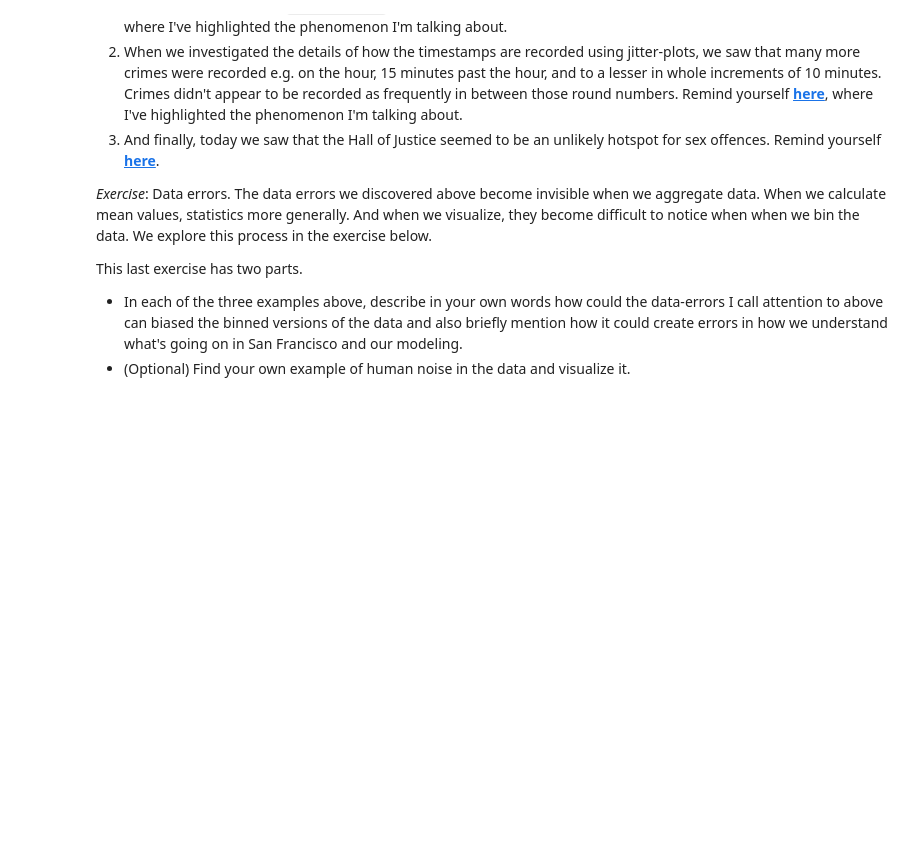
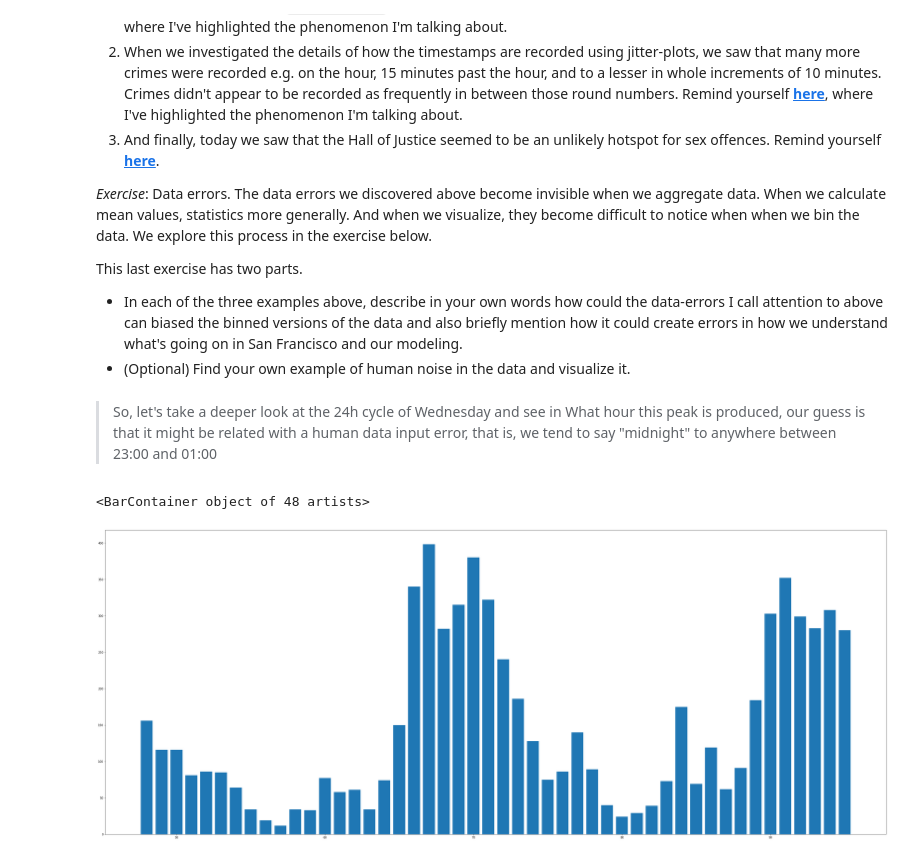
Before and after one commit to enriqueqs/SDAaV, a Jupyter notebook: assignments/Assignment1.ipynb, the cells around one changed output. Saved outputs shown, nothing was run; the diff lists cells and outputs as text; code cells hidden in the pictures; blank space fills up the shorter version.

```diff
--- a/assignments/Assignment1.ipynb
+++ b/assignments/Assignment1.ipynb
@@ -172,3 +312,16 @@ We started the course by plotting simple histogram plots that showed a lot of co
 This last exercise has two parts.
 * In each of the three examples above, describe in your own words how could the data-errors I call attention to above can biased the binned versions of the data and also briefly mention how it could create errors in how we understand what's going on in San Francisco and our modeling.
 * (Optional) Find your own example of human noise in the data and visualize it.
+# %% [markdown]
+> So, let's take a deeper look at the 24h cycle of Wednesday and see in What hour this peak is produced, our guess is that it might be related with a human data input error, that is, we tend to say "midnight" to anywhere between 23:00 and 01:00
+# %%
+
+
+df_timeint_wednesday= df[ (df['Interval168']>47.0) & (df['Interval168']<=95.0) ]
+df_timeint_wednesday= df_timeint_wednesday.groupby(['Interval168','Category'])['Category'].count()
+
+plt.figure(figsize=(50, 20))
+plt.bar(df_timeint_wednesday[:,'PROSTITUTION'].index,df_timeint_wednesday[:,'PROSTITUTION'])
+# %% [output]
+<BarContainer object of 48 artists>
+[figure, added]
```
Also changed, not shown: parts of 21 cells of this notebook.
